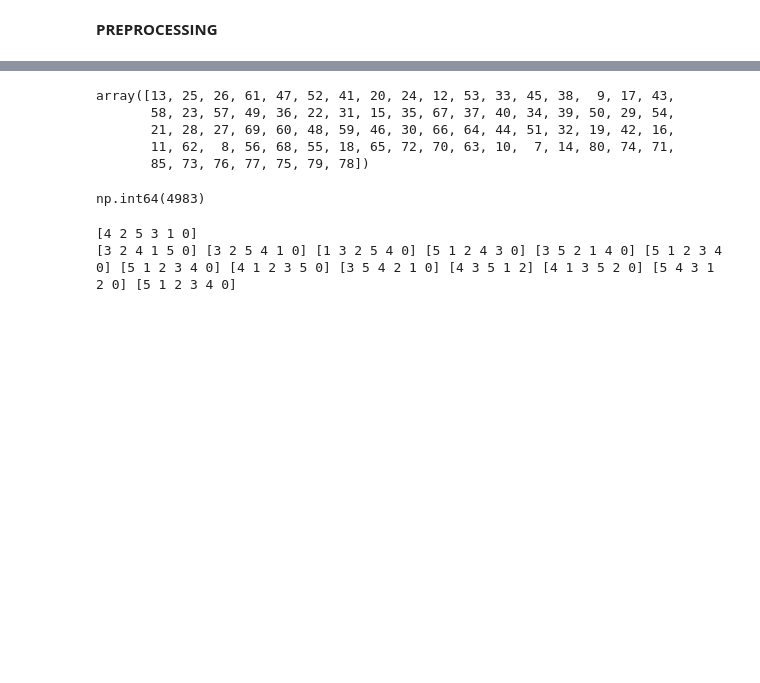
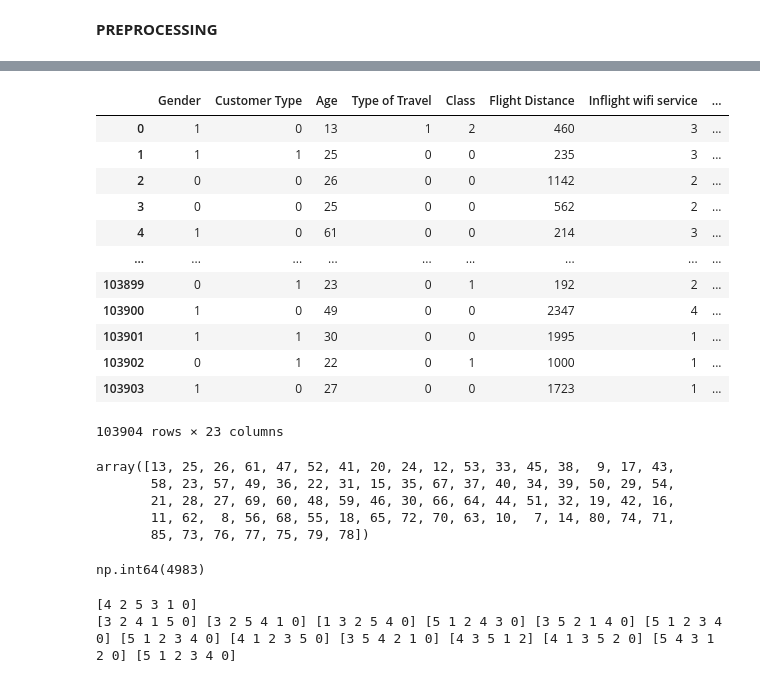
Before and after one commit to Monamuruganandham/Datascience, a Jupyter notebook: Miniproject 3/Customer Satisfaction Prediction/customer satisfaction prediction.ipynb, the cells around one changed output, grey strips where cells are left out. Cells and saved outputs as stored; diff of their text form; code cells hidden in the pictures; blank space fills up the shorter version.

```diff
--- a/Miniproject 3/Customer Satisfaction Prediction/customer satisfaction prediction.ipynb
+++ b/Miniproject 3/Customer Satisfaction Prediction/customer satisfaction prediction.ipynb
@@ -22,3 +86,26 @@ df.head(200)
+# %%
+from sklearn.preprocessing import LabelEncoder
+model=LabelEncoder()
+df['Gender']=model.fit_transform(df['Gender'])
+df['Customer Type']=model.fit_transform(df['Customer Type'])
+df['Type of Travel']=model.fit_transform(df['Type of Travel'])
+df['Class']=model.fit_transform(df['Class'])
+df['satisfaction']=model.fit_transform(df['satisfaction'])
+df
+# %% [output]
+|  | Gender | Customer Type | Age | Type of Travel | Class | Flight Distance | Inflight wifi service | ... |
+| 0 | 1 | 0 | 13 | 1 | 2 | 460 | 3 | ... |
+| 1 | 1 | 1 | 25 | 0 | 0 | 235 | 3 | ... |
+| 2 | 0 | 0 | 26 | 0 | 0 | 1142 | 2 | ... |
+| 3 | 0 | 0 | 25 | 0 | 0 | 562 | 2 | ... |
+| 4 | 1 | 0 | 61 | 0 | 0 | 214 | 3 | ... |
+| ... | ... | ... | ... | ... | ... | ... | ... | ... |
+| 103899 | 0 | 1 | 23 | 0 | 1 | 192 | 2 | ... |
+| 103900 | 1 | 0 | 49 | 0 | 0 | 2347 | 4 | ... |
+| 103901 | 1 | 1 | 30 | 0 | 0 | 1995 | 1 | ... |
+| 103902 | 0 | 1 | 22 | 0 | 1 | 1000 | 1 | ... |
+| 103903 | 1 | 0 | 27 | 0 | 0 | 1723 | 1 | ... |
+103904 rows × 23 columns
 # %%
 df['Age'].unique()
 # %% [output]
```
Also changed, not shown: parts of 21 cells of this notebook, 2 other files.
